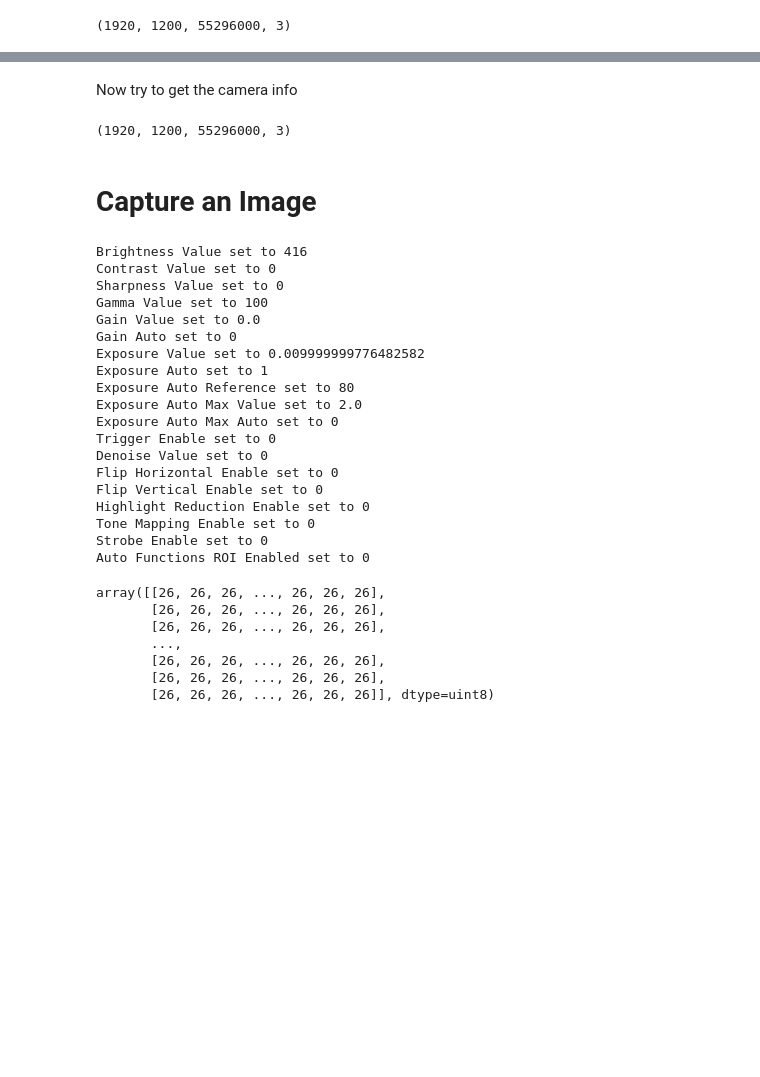
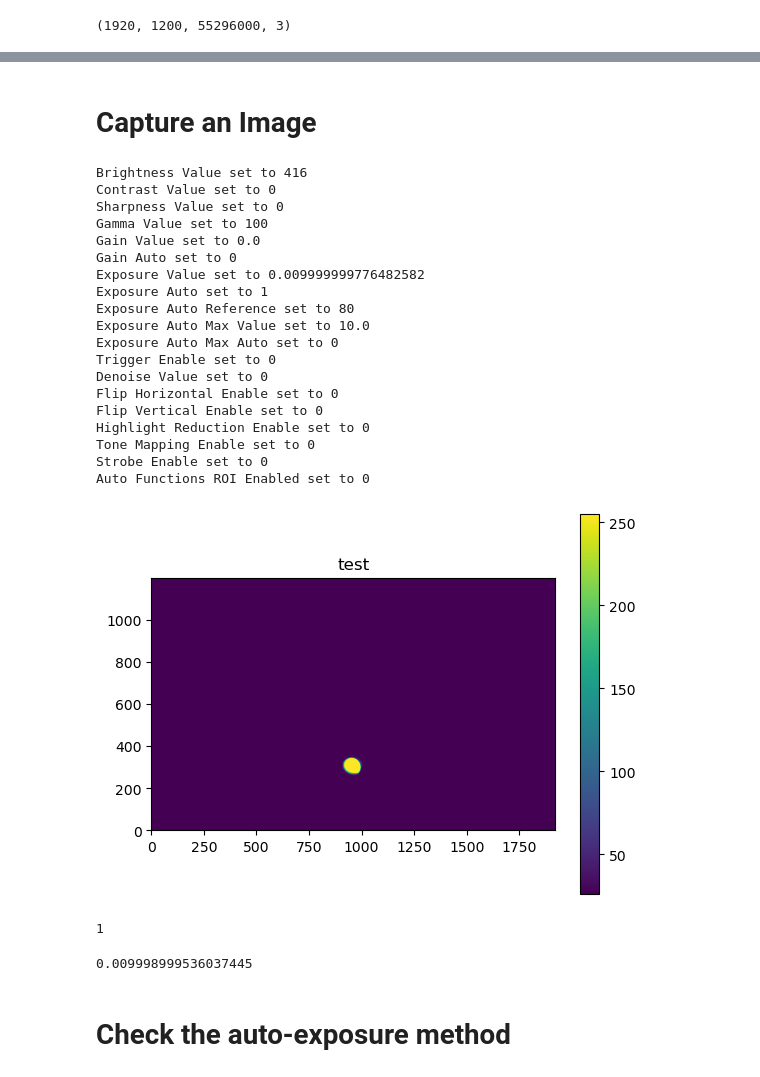
Before and after one commit to rbstabbins/orochi_simulator_control, a Jupyter notebook: notebooks/tests.ipynb, the cells around one changed output, grey strips where cells are left out. Saved outputs shown, nothing was run; the diff lists cells and outputs as text; code cells hidden in the pictures; blank space fills up the shorter version.

```diff
--- a/notebooks/tests.ipynb
+++ b/notebooks/tests.ipynb
@@ -23,7 +23,7 @@ connected_cameras
 # %% [markdown]
 # Connect to one of the cameras
 # %%
-test_cam_name = connected_cameras[0]
+test_cam_name = connected_cameras[1]
 # %%
 test_cam = osc.Channel(test_cam_name, None, ic)
 # %% [output]
@@ -63,9 +37,3 @@ test_cam.init_camera_stream()
-# %% [markdown]
-Now try to get the camera info
-# %%
-test_cam.get_image_info()
-# %% [output]
-(1920, 1200, 55296000, 3)
 # %% [markdown]
 # Capture an Image
 # %%
@@ -80,7 +48,7 @@ Gain Auto set to 0
 Exposure Value set to 0.009999999776482582
 Exposure Auto set to 1
 Exposure Auto Reference set to 80
-Exposure Auto Max Value set to 2.0
+Exposure Auto Max Value set to 10.0
 Exposure Auto Max Auto set to 0
 Trigger Enable set to 0
 Denoise Value set to 0
@@ -90,13 +58,19 @@ Highlight Reduction Enable set to 0
 Tone Mapping Enable set to 0
 Strobe Enable set to 0
 Auto Functions ROI Enabled set to 0
+# %%
+img = test_cam.image_capture()
+# %%
+test_cam.show_image(img, 'test')
+# %% [output]
+[figure, added]
+# %%
+test_cam.ic.IC_ShowPropertyDialog(test_cam.grabber)
+# %% [output]
+1
 # %%
-test_cam.image_capture()
+test_cam.get_exposure_value()
 # %% [output]
-array([[26, 26, 26, ..., 26, 26, 26],
-       [26, 26, 26, ..., 26, 26, 26],
-       [26, 26, 26, ..., 26, 26, 26],
-       ...,
-       [26, 26, 26, ..., 26, 26, 26],
-       [26, 26, 26, ..., 26, 26, 26],
-       [26, 26, 26, ..., 26, 26, 26]], dtype=uint8)
+0.009998999536037445
+# %% [markdown]
+# Check the auto-exposure method
```
Also changed, not shown: parts of 7 cells of this notebook, 4 other files.
